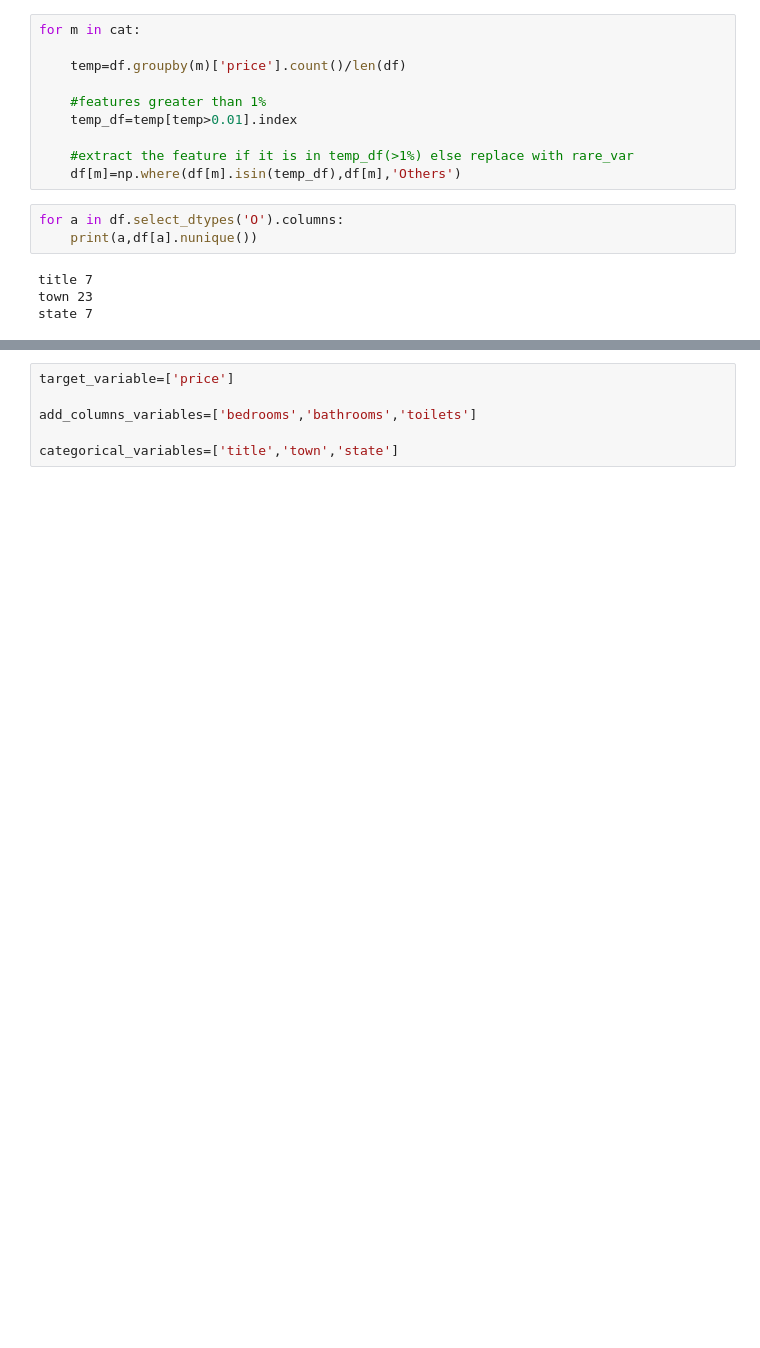
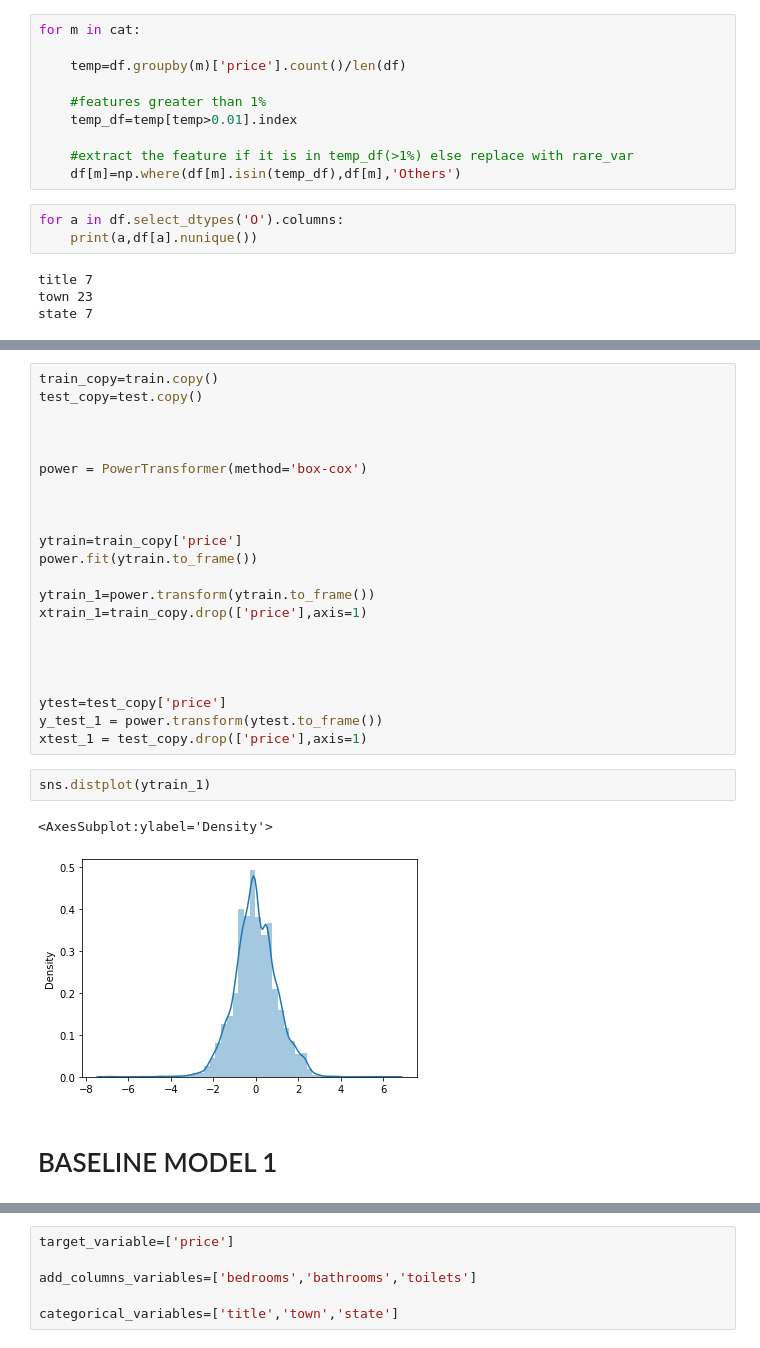
Before and after one commit to NeonStone7/Nigerian_house_price_prediction, a Jupyter notebook: Project_Nigerian_House_Price_Prediction.ipynb, the cells around one changed output, grey strips where cells are left out. Drawn from its saved outputs; the diff is of its cells as text; blank space fills up the shorter version.

```diff
--- a/Project_Nigerian_House_Price_Prediction.ipynb
+++ b/Project_Nigerian_House_Price_Prediction.ipynb
@@ -435,0 +467,29 @@ df['Total_rooms']= df['bedrooms'] + df['bathrooms'] + df['toilets']
+# %%
+train_copy=train.copy()
+test_copy=test.copy()
+
+
+
+power = PowerTransformer(method='box-cox')
+
+
+
+ytrain=train_copy['price']
+power.fit(ytrain.to_frame())
+
+ytrain_1=power.transform(ytrain.to_frame())
+xtrain_1=train_copy.drop(['price'],axis=1)
+
+
+
+
+ytest=test_copy['price']
+y_test_1 = power.transform(ytest.to_frame())
+xtest_1 = test_copy.drop(['price'],axis=1)
+# %%
+sns.distplot(ytrain_1)
+# %% [output]
+<AxesSubplot:ylabel='Density'>
+[figure, added]
+# %% [markdown]
+# BASELINE MODEL 1
```
Also changed, not shown: parts of 115 cells of this notebook.
